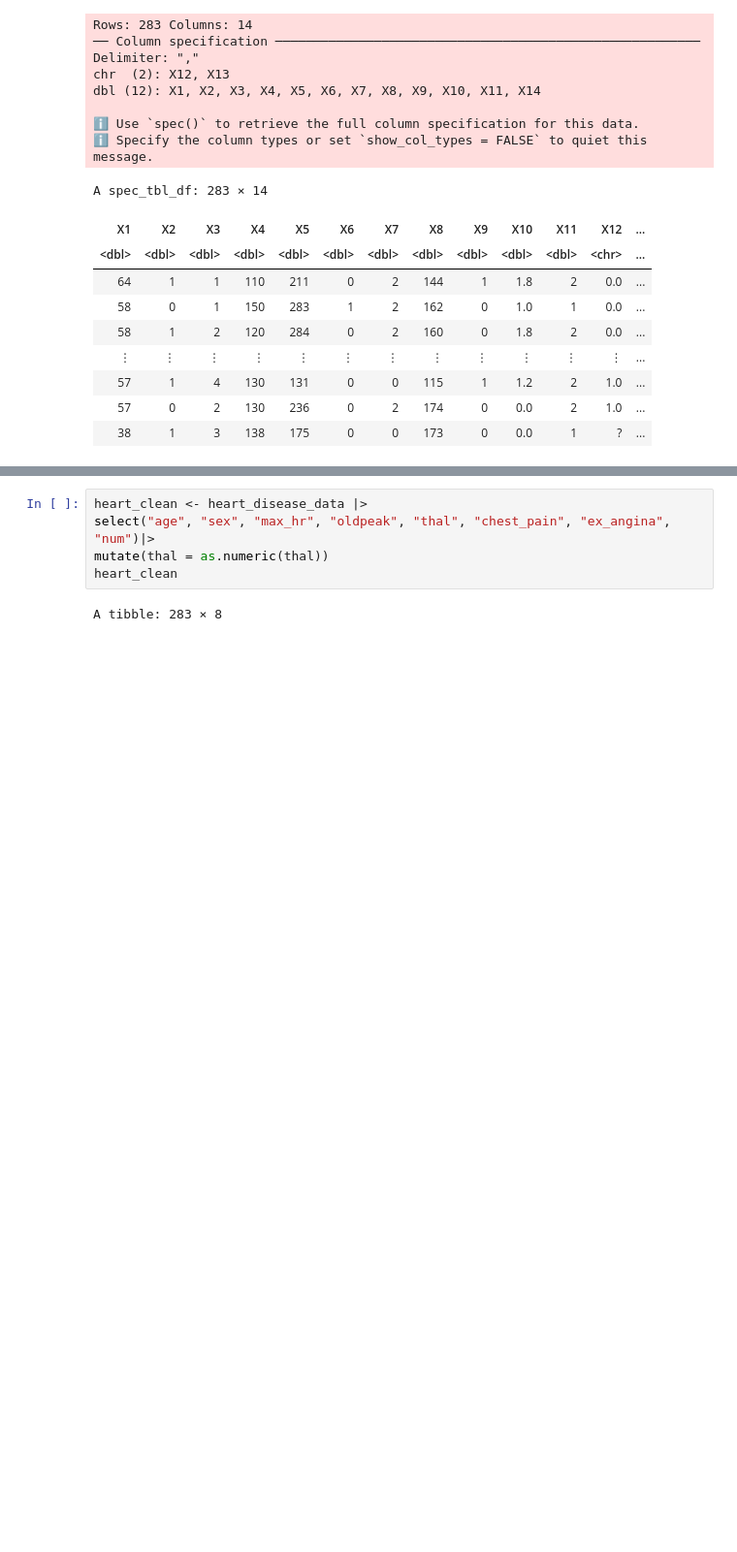
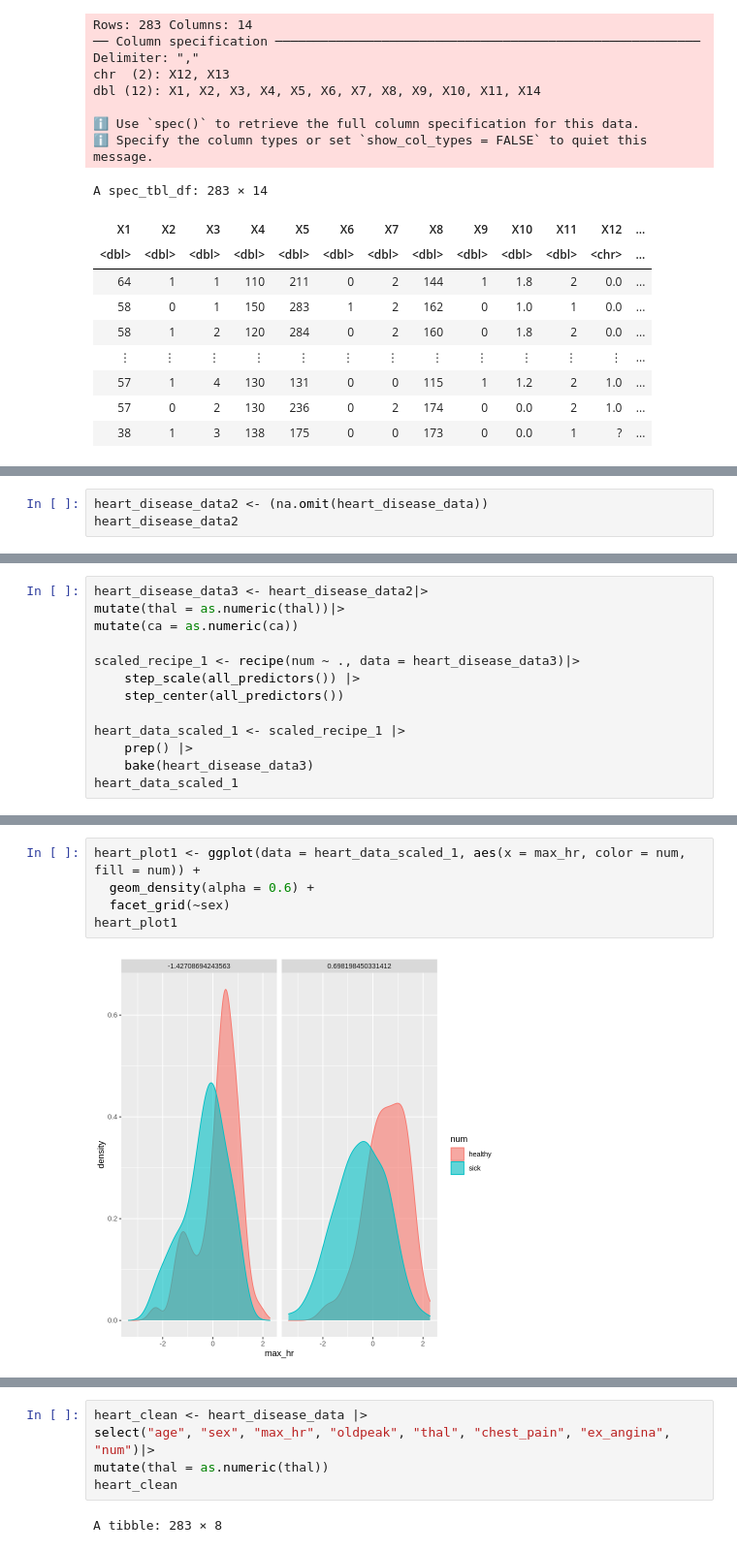
Before and after one commit to zohairomar1/HeartDiseasePredictionModel, a Jupyter notebook: group_project_report19.ipynb, the cells around one changed output, grey strips where cells are left out. Shown at 97% size. Cells and saved outputs as stored; diff of their text form; blank space fills up the shorter version.

Commit message:
Messing around with plots to find best variables

```diff
--- a/group_project_report19.ipynb
+++ b/group_project_report19.ipynb
@@ -76,0 +77,3 @@ A tibble: 283 × 14
+# %%
+heart_disease_data2 <- (na.omit(heart_disease_data))
+heart_disease_data2
@@ -76,0 +91,13 @@ A tibble: 283 × 14
+# %%
+heart_disease_data3 <- heart_disease_data2|>
+mutate(thal = as.numeric(thal))|>
+mutate(ca = as.numeric(ca))
+
+scaled_recipe_1 <- recipe(num ~ ., data = heart_disease_data3)|>
+    step_scale(all_predictors()) |>
+    step_center(all_predictors())
+
+heart_data_scaled_1 <- scaled_recipe_1 |>
+    prep() |>
+    bake(heart_disease_data3)
+heart_data_scaled_1
@@ -76,0 +129,7 @@ A tibble: 283 × 14
+# %%
+heart_plot1 <- ggplot(data = heart_data_scaled_1, aes(x = max_hr, color = num, fill = num)) +
+  geom_density(alpha = 0.6) +
+  facet_grid(~sex)
+heart_plot1
+# %% [output]
+[figure, added]
```
Also changed, not shown: parts of 21 cells of this notebook.
